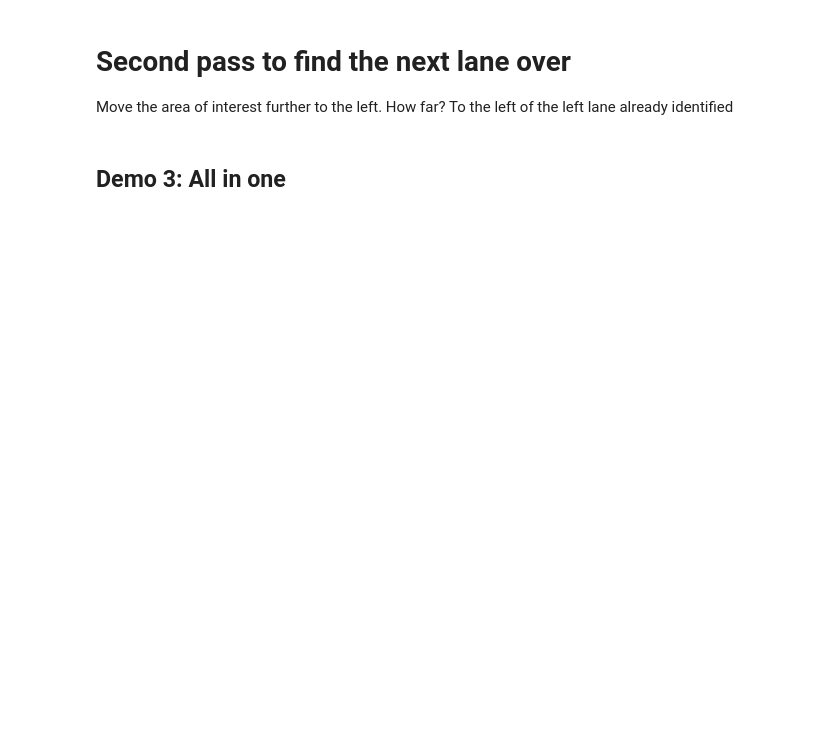
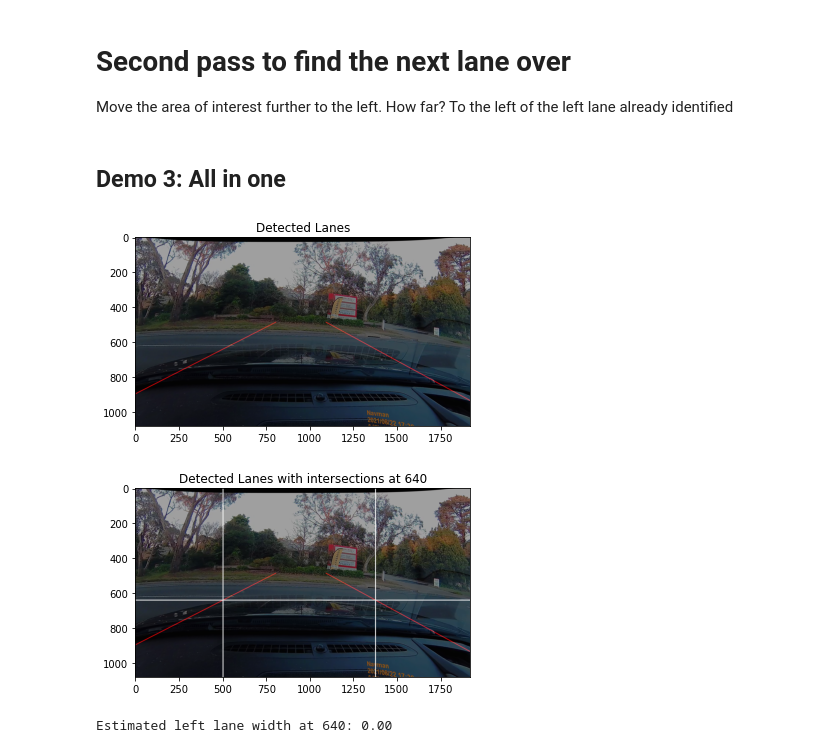
Before and after one commit to tylerrmit/minor_thesis, a Jupyter notebook: jupyter/Lane_Detection V2.ipynb, the cells around one changed output. Cells and saved outputs as stored; diff of their text form; code cells hidden in the pictures; blank space fills up the shorter version.

```diff
--- a/jupyter/Lane_Detection V2.ipynb
+++ b/jupyter/Lane_Detection V2.ipynb
@@ -126,7 +138,7 @@ plt.show()
 
 Move the area of interest further to the left.  How far?  To the left of the left lane already identified
 # %%
-
+# Only do this if we found both a left and a right lane marking in the first pass
 if left_slope1 is not None:
     left_region = [
         (0, left_lane_mask_bottom),
@@ -148,7 +160,10 @@ if left_slope1 is not None:
 
     lines = cv2.HoughLinesP(canny_image3, 2, np.pi/60, 100, np.array([]), minLineLength=10, maxLineGap=100)
 
-    left_line2, right_line2, left_slope2, left_int2, right_slope2, right_int2 = ld.find_average_lines(corrected_image, lines, height_limit=9/20)
+    left_line2, right_line2, left_slope2, left_int2, right_slope2, right_int2 = ld.find_average_lines(
+        corrected_image, lines, height_limit=9/20,
+        min_slope=min_slope, max_slope=max_slope
+    )
 
     green_line       = [left_line2]
     green_line_image = ld.draw_lines(cropped_image, green_line, color=(0, 255, 0))
@@ -165,23 +180,29 @@ if left_slope1 is not None:
 # %%
 detected_lanes_image, slopes_and_intercepts = ld.detect_lanes(
     corrected_image,
     own_lane_vertices,
     left_lane_mask_top    = left_lane_mask_top,
     left_lane_mask_bottom = left_lane_mask_bottom,
-    left_lane_mask_margin = left_lane_mask_margin
+    left_lane_mask_margin = left_lane_mask_margin,
+    min_slope             = min_slope,
+    max_slope             = max_slope
 )
 
 plt.imshow(detected_lanes_image)
 plt.title('Detected Lanes')
 plt.show()
 
 intersection_height = 640
 
 grid_image, intersection_list = ld.draw_intersection_grid(detected_lanes_image, slopes_and_intercepts, intersection_height)
 
 plt.imshow(grid_image)
 plt.title('Detected Lanes with intersections at {0:d}'.format(intersection_height))
 plt.show()
 
 left_lane_width = ld.predict_width(detected_lanes_image, intersection_list[0], intersection_list[1])
 print('Estimated left lane width at {0:d}: {1:.2f}'.format(intersection_height, left_lane_width))
+# %% [output]
+[figure, added]
+[figure, added]
+Estimated left lane width at 640: 0.00
```
Also changed, not shown: parts of 3 cells of this notebook, 3 other files.
